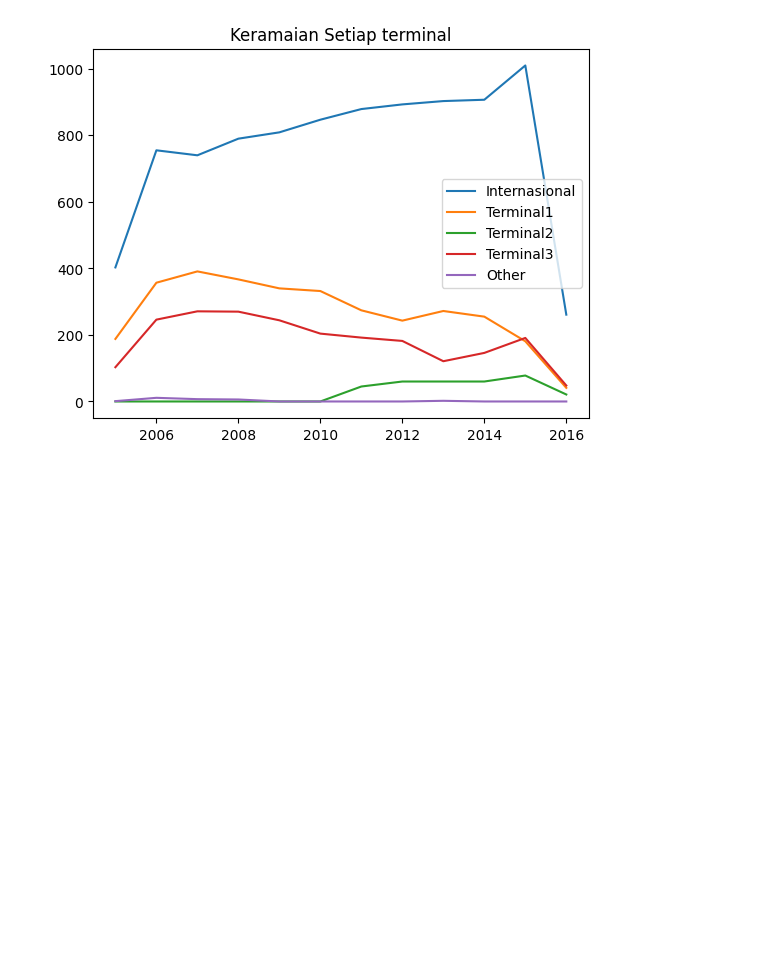
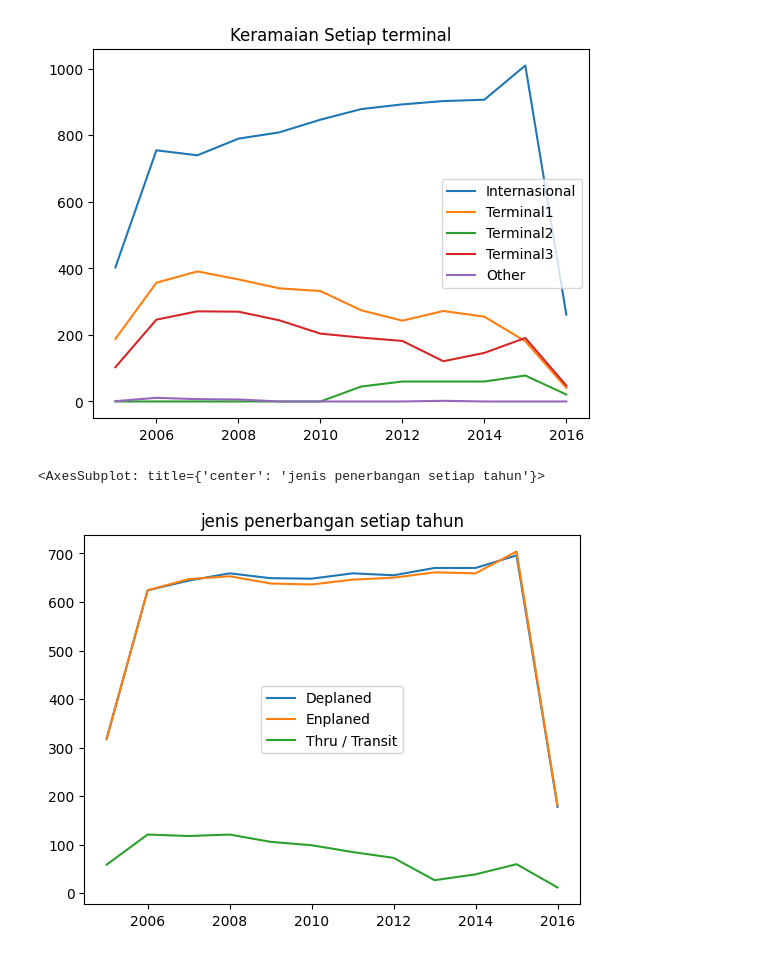
Before and after one commit to steaktoaster/Tubespandas, a Jupyter notebook: TUBEs.ipynb, the cells around one changed output. Saved outputs shown, nothing was run; the diff lists cells and outputs as text; code cells hidden in the pictures; blank space fills up the shorter version.

```diff
--- a/TUBEs.ipynb
+++ b/TUBEs.ipynb
@@ -198,3 +252,29 @@ b_baru.plot(kind="line",title = "Keramaian Setiap terminal")
 # %% [output]
 <AxesSubplot: title={'center': 'Keramaian Setiap terminal'}>
 [figure]
+# %%
+import pandas as pd
+import matplotlib as plt
+data = pd.read_csv(r"C:\Users\Niop\Downloads\Air_Traffic_Passenger_Statistics.csv")
+
+inter = data.loc[data["Activity Type Code"] == "Deplaned"]
+baru1 = inter["Year"].value_counts()
+
+satu = data.loc[data["Activity Type Code"] == "Enplaned"]
+baru2 = satu["Year"].value_counts()
+
+dua = data.loc[data["Activity Type Code"] == "Thru / Transit"]
+baru3 = dua["Year"].value_counts()
+
+new = {}
+new["Deplaned"] = baru1
+new["Enplaned"] = baru2
+new["Thru / Transit"] = baru3
+
+b = pd.DataFrame(new)
+b_baru = b.fillna(0)
+
+b_baru.plot(kind="line",title = "jenis penerbangan setiap tahun")
+# %% [output]
+<AxesSubplot: title={'center': 'jenis penerbangan setiap tahun'}>
+[figure, added]
```
Also changed, not shown: parts of 24 cells of this notebook.
